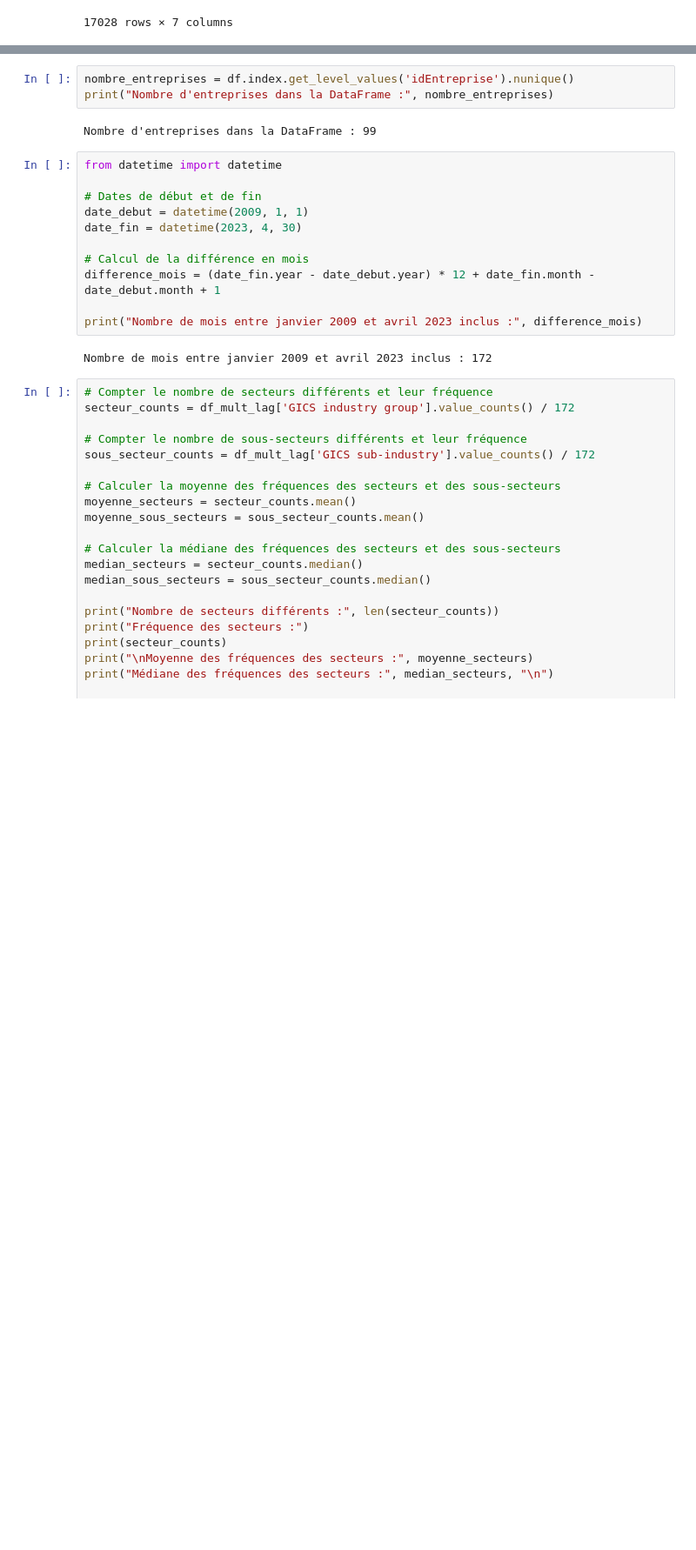
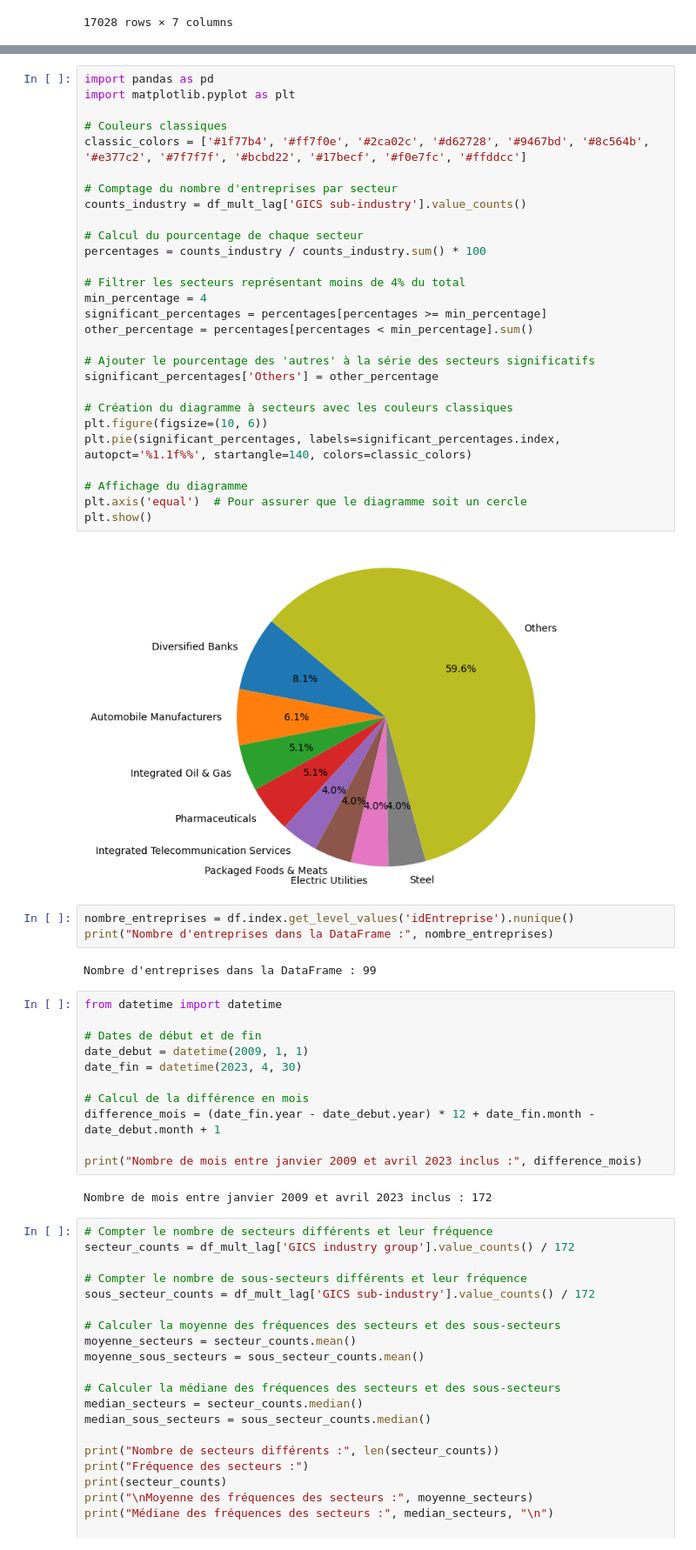
Before and after one commit to tgarnier067/Stat_app, a Jupyter notebook: Econométrie.ipynb, the cells around one changed output, grey strips where cells are left out. Shown at 87% size. Drawn from its saved outputs; the diff is of its cells as text; blank space fills up the shorter version.

```diff
--- a/Econométrie.ipynb
+++ b/Econométrie.ipynb
@@ -1029,6 +1009,36 @@ plt.axis('equal')  # Pour assurer que le diagramme soit un cercle
 plt.show()
 # %% [output]
 [figure]
+# %%
+import pandas as pd
+import matplotlib.pyplot as plt
+
+# Couleurs classiques
+classic_colors = ['#1f77b4', '#ff7f0e', '#2ca02c', '#d62728', '#9467bd', '#8c564b', '#e377c2', '#7f7f7f', '#bcbd22', '#17becf', '#f0e7fc', '#ffddcc']
+
+# Comptage du nombre d'entreprises par secteur
+counts_industry = df_mult_lag['GICS sub-industry'].value_counts()
+
+# Calcul du pourcentage de chaque secteur
+percentages = counts_industry / counts_industry.sum() * 100
+
+# Filtrer les secteurs représentant moins de 4% du total
+min_percentage = 4
+significant_percentages = percentages[percentages >= min_percentage]
+other_percentage = percentages[percentages < min_percentage].sum()
+
+# Ajouter le pourcentage des 'autres' à la série des secteurs significatifs
+significant_percentages['Others'] = other_percentage
+
+# Création du diagramme à secteurs avec les couleurs classiques
+plt.figure(figsize=(10, 6))
+plt.pie(significant_percentages, labels=significant_percentages.index, autopct='%1.1f%%', startangle=140, colors=classic_colors)
+
+# Affichage du diagramme
+plt.axis('equal')  # Pour assurer que le diagramme soit un cercle
+plt.show()
+# %% [output]
+[figure, added]
 # %%
 nombre_entreprises = df.index.get_level_values('idEntreprise').nunique()
 print("Nombre d'entreprises dans la DataFrame :", nombre_entreprises)
```
Also changed, not shown: parts of 3 cells of this notebook, 1 other file.
